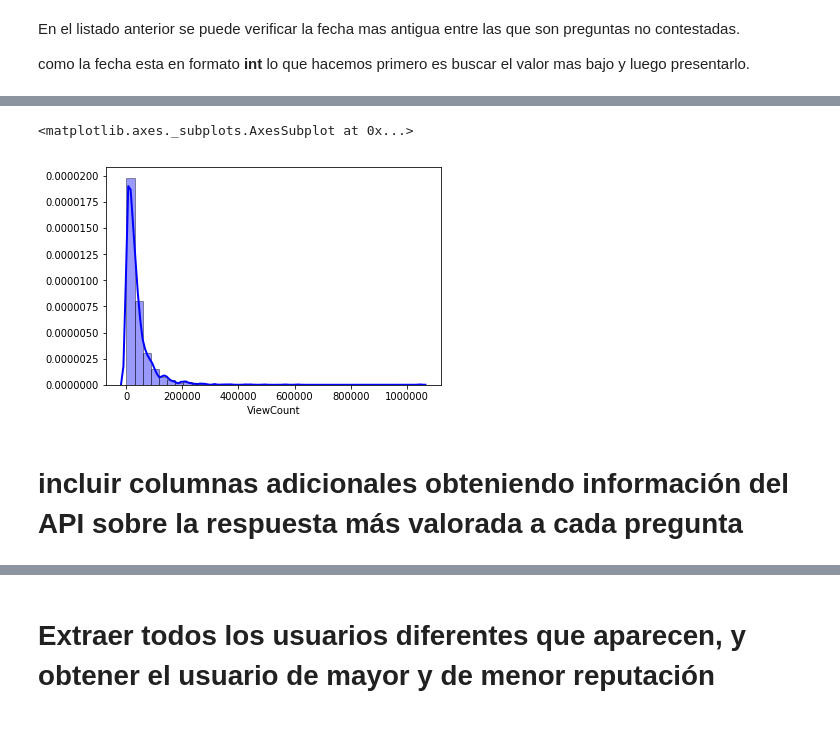
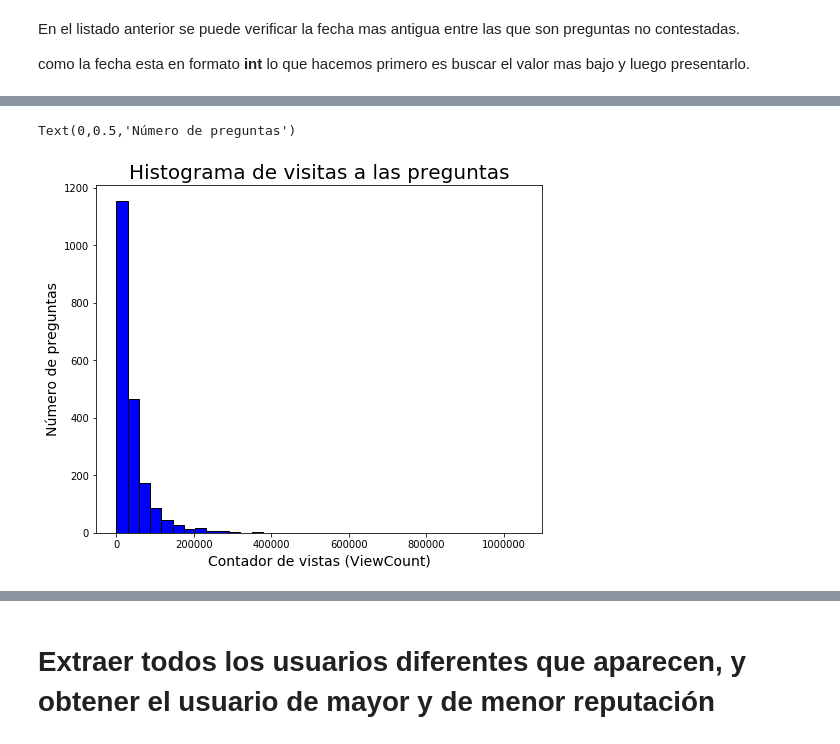
Before and after one commit to rgarciarui/UAH_HA_PEC2, a Jupyter notebook: PEC2_GarciaRuiz_Ricardo.ipynb, the cells around one changed output, grey strips where cells are left out. Saved outputs shown, nothing was run; the diff lists cells and outputs as text; code cells hidden in the pictures.

```diff
--- a/PEC2_GarciaRuiz_Ricardo.ipynb
+++ b/PEC2_GarciaRuiz_Ricardo.ipynb
@@ -339,11 +321,17 @@ plt.hist(dfPython['ViewCount'], color = 'blue', edgecolor = 'black',
-# %%
-# seaborn histogram
-sns.distplot(dfPython['ViewCount'], hist=True, kde=True,
-             bins=int(180/5), color = 'blue',
-             hist_kws={'edgecolor':'black'},
-             kde_kws={'linewidth': 2})
-# %% [output]
-<matplotlib.axes._subplots.AxesSubplot at 0x...>
-[figure, removed]
-# %% [markdown]
-# incluir columnas adicionales obteniendo información del API sobre la respuesta más valorada a cada pregunta
+# %%
+# Definimos el tamaño de la imagen
+width=8 # inch
+aspect=0.8 # height/width ratio
+height = width*aspect
+plt.figure(figsize=(width, height ))
+
+# Presentamos el histograma
+plt.hist(dfPython['ViewCount'], color = 'blue', edgecolor = 'black',bins = int(180/5))
+
+# añadimos etiquetas
+plt.title('Histograma de visitas a las preguntas', size = 20)
+plt.xlabel('Contador de vistas (ViewCount)', size = 14)
+plt.ylabel('Número de preguntas', size = 14)
+# %% [output]
+Text(0,0.5,'Número de preguntas')
+[figure, added]
```
Also changed, not shown: parts of 19 cells of this notebook, 2 other files.
